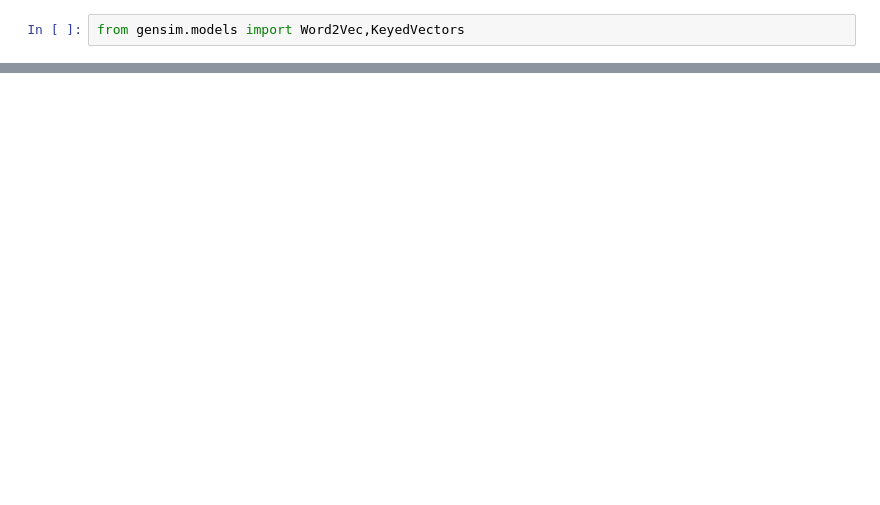
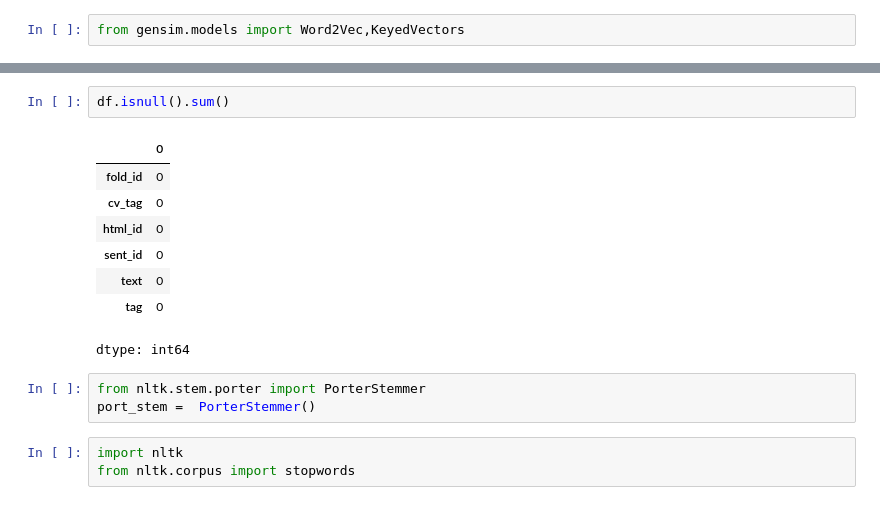
Before and after one commit to Himanshu0518/NLP, a Jupyter notebook: NLP.ipynb, the cells around one changed output, grey strips where cells are left out. Cells and saved outputs as stored; diff of their text form; blank space fills up the shorter version.

```diff
--- a/NLP.ipynb
+++ b/NLP.ipynb
@@ -301,0 +350,17 @@ vec_king = wv['king']
+# %%
+df.isnull().sum()
+# %% [output]
+|  | 0 |
+| fold_id | 0 |
+| cv_tag | 0 |
+| html_id | 0 |
+| sent_id | 0 |
+| text | 0 |
+| tag | 0 |
+dtype: int64
+# %%
+from nltk.stem.porter import PorterStemmer
+port_stem =  PorterStemmer()
+# %%
+import nltk
+from nltk.corpus import stopwords
```
Also changed, not shown: parts of 31 cells of this notebook.
